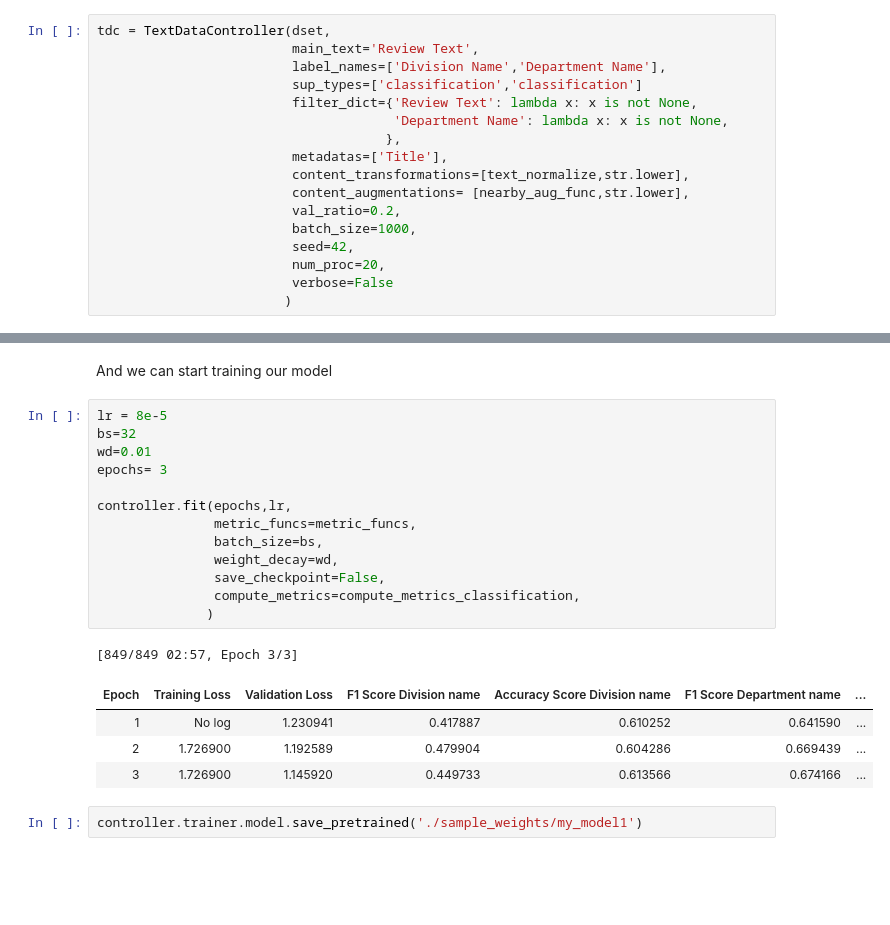
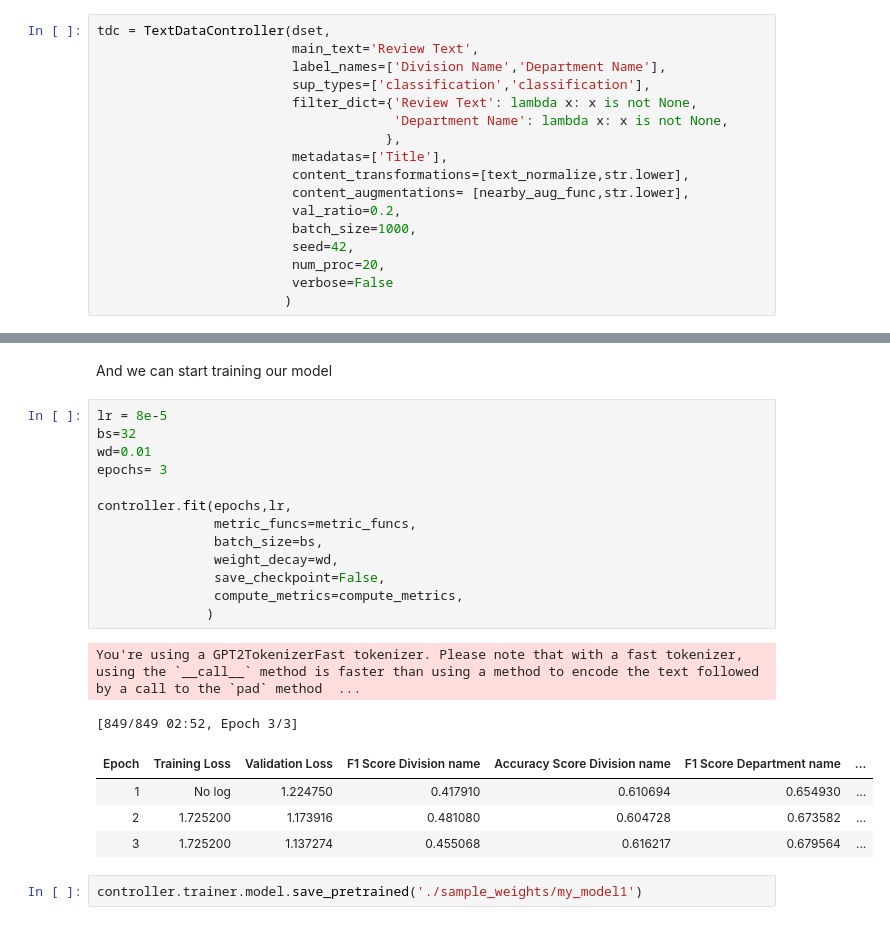
Before and after one commit to anhquan0412/that-nlp-library, a Jupyter notebook: nbs/21_model_main_gpt2_multihead.ipynb, the cells around one changed output, grey strips where cells are left out. Drawn from its saved outputs; the diff is of its cells as text; blank space fills up the shorter version.

```diff
--- a/nbs/21_model_main_gpt2_multihead.ipynb
+++ b/nbs/21_model_main_gpt2_multihead.ipynb
@@ -62,7 +62,7 @@ dset = load_dataset('sample_data',data_files=['Womens_Clothing_Reviews.csv'],spl
 tdc = TextDataController(dset,
                          main_text='Review Text',
                          label_names=['Division Name','Department Name'],
-                         sup_types=['classification','classification']
+                         sup_types=['classification','classification'],
                          filter_dict={'Review Text': lambda x: x is not None,
                                       'Department Name': lambda x: x is not None,
                                      },
@@ -157,22 +157,23 @@ And we can start training our model
 # %%
 lr = 8e-5
 bs=32
 wd=0.01
 epochs= 3
 
 controller.fit(epochs,lr,
                metric_funcs=metric_funcs,
                batch_size=bs,
                weight_decay=wd,
                save_checkpoint=False,
-               compute_metrics=compute_metrics_classification,
+               compute_metrics=compute_metrics,
               )
 # %% [output]
-[849/849 02:57, Epoch 3/3]
+You're using a GPT2TokenizerFast tokenizer. Please note that with a fast tokenizer, using the `__call__` method is faster than using a method to encode the text followed by a call to the `pad` method  ...
+[849/849 02:52, Epoch 3/3]
 | Epoch | Training Loss | Validation Loss | F1 Score Division name | Accuracy Score Division name | F1 Score Department name | ... |
-| 1 | No log | 1.230941 | 0.417887 | 0.610252 | 0.641590 | ... |
-| 2 | 1.726900 | 1.192589 | 0.479904 | 0.604286 | 0.669439 | ... |
-| 3 | 1.726900 | 1.145920 | 0.449733 | 0.613566 | 0.674166 | ... |
+| 1 | No log | 1.224750 | 0.417910 | 0.610694 | 0.654930 | ... |
+| 2 | 1.725200 | 1.173916 | 0.481080 | 0.604728 | 0.673582 | ... |
+| 3 | 1.725200 | 1.137274 | 0.455068 | 0.616217 | 0.679564 | ... |
 # %%
 controller.trainer.model.save_pretrained('./sample_weights/my_model1')
 # %% [markdown]
```
Also changed, not shown: parts of 15 cells of this notebook, 9 other files.
